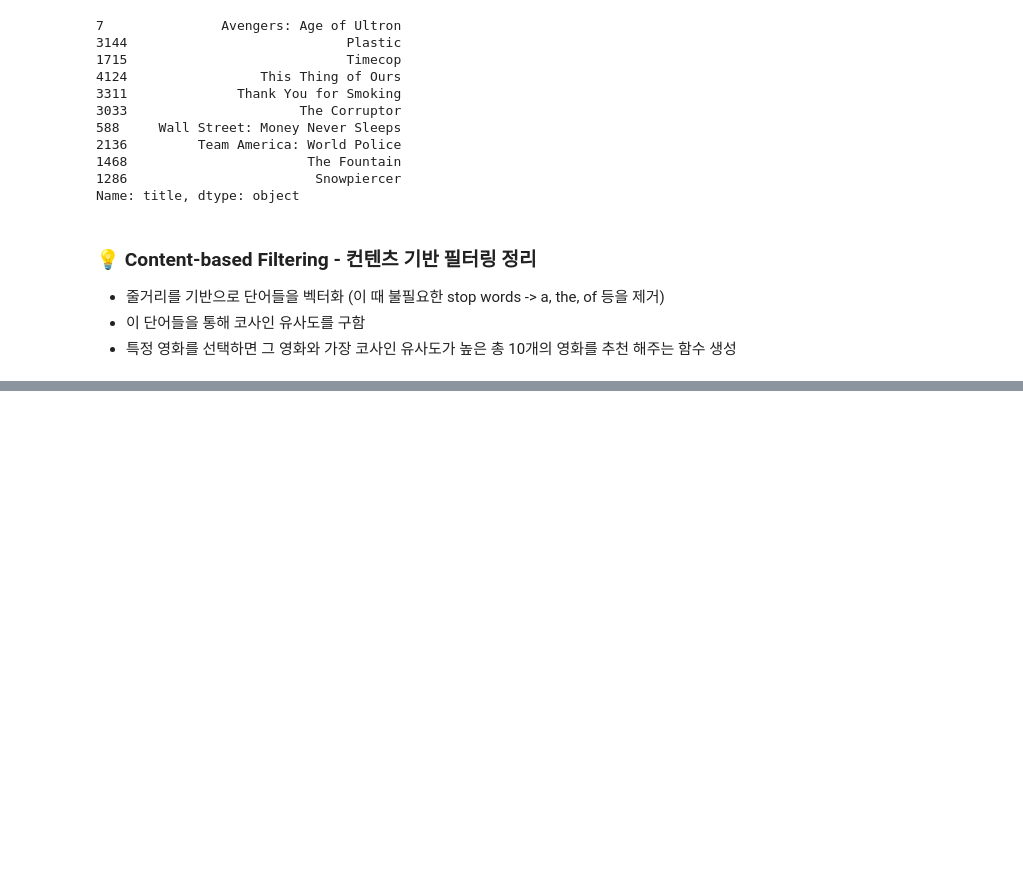
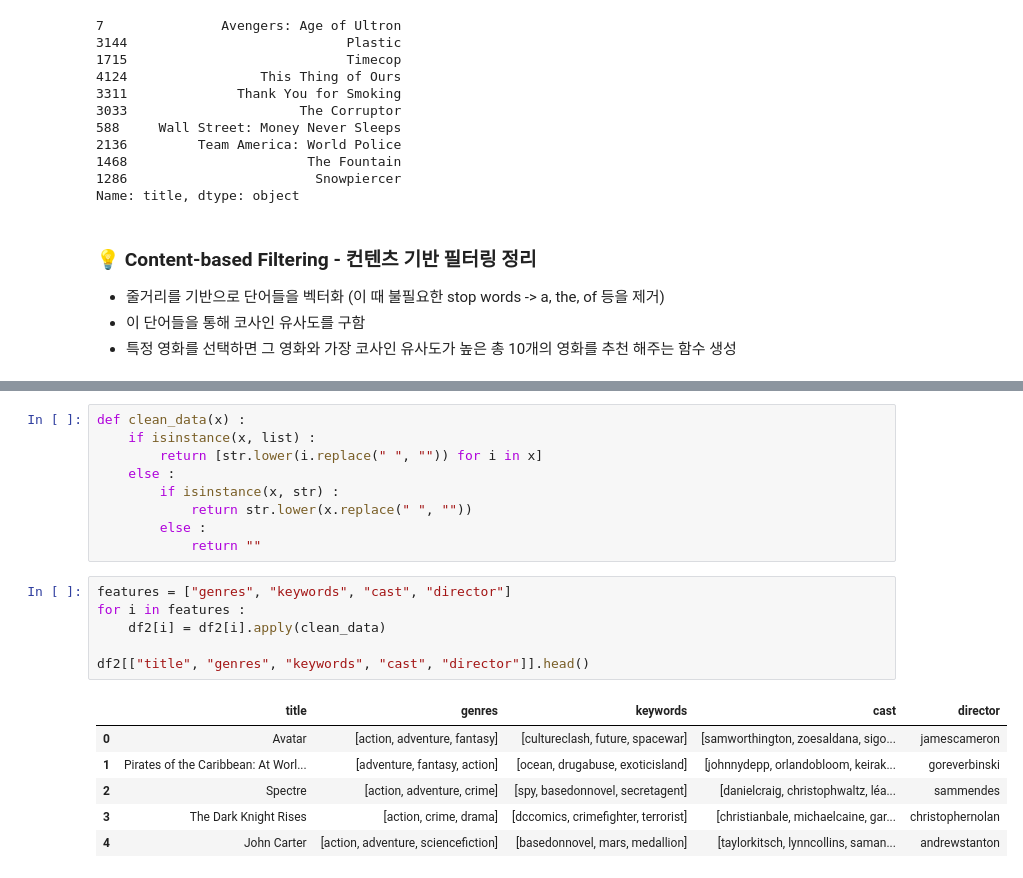
Before and after one commit to Ahram-Jeong/ml-basic, a Jupyter notebook: project/MovieRecommendationSystem.ipynb, the cells around one changed output, grey strips where cells are left out. Drawn from its saved outputs; the diff is of its cells as text; blank space fills up the shorter version.

```diff
--- a/project/MovieRecommendationSystem.ipynb
+++ b/project/MovieRecommendationSystem.ipynb
@@ -440,0 +604,22 @@ Name: title, dtype: object
+# %%
+def clean_data(x) :
+    if isinstance(x, list) :
+        return [str.lower(i.replace(" ", "")) for i in x]
+    else :
+        if isinstance(x, str) :
+            return str.lower(x.replace(" ", ""))
+        else :
+            return ""
+# %%
+features = ["genres", "keywords", "cast", "director"]
+for i in features :
+    df2[i] = df2[i].apply(clean_data)
+
+df2[["title", "genres", "keywords", "cast", "director"]].head()
+# %% [output]
+|  | title | genres | keywords | cast | director |
+| 0 | Avatar | [action, adventure, fantasy] | [cultureclash, future, spacewar] | [samworthington, zoesaldana, sigo... | jamescameron |
+| 1 | Pirates of the Caribbean: At Worl... | [adventure, fantasy, action] | [ocean, drugabuse, exoticisland] | [johnnydepp, orlandobloom, keirak... | goreverbinski |
+| 2 | Spectre | [action, adventure, crime] | [spy, basedonnovel, secretagent] | [danielcraig, christophwaltz, léa... | sammendes |
+| 3 | The Dark Knight Rises | [action, crime, drama] | [dccomics, crimefighter, terrorist] | [christianbale, michaelcaine, gar... | christophernolan |
+| 4 | John Carter | [action, adventure, sciencefiction] | [basedonnovel, mars, medallion] | [taylorkitsch, lynncollins, saman... | andrewstanton |
```
Also changed, not shown: parts of 19 cells of this notebook.
